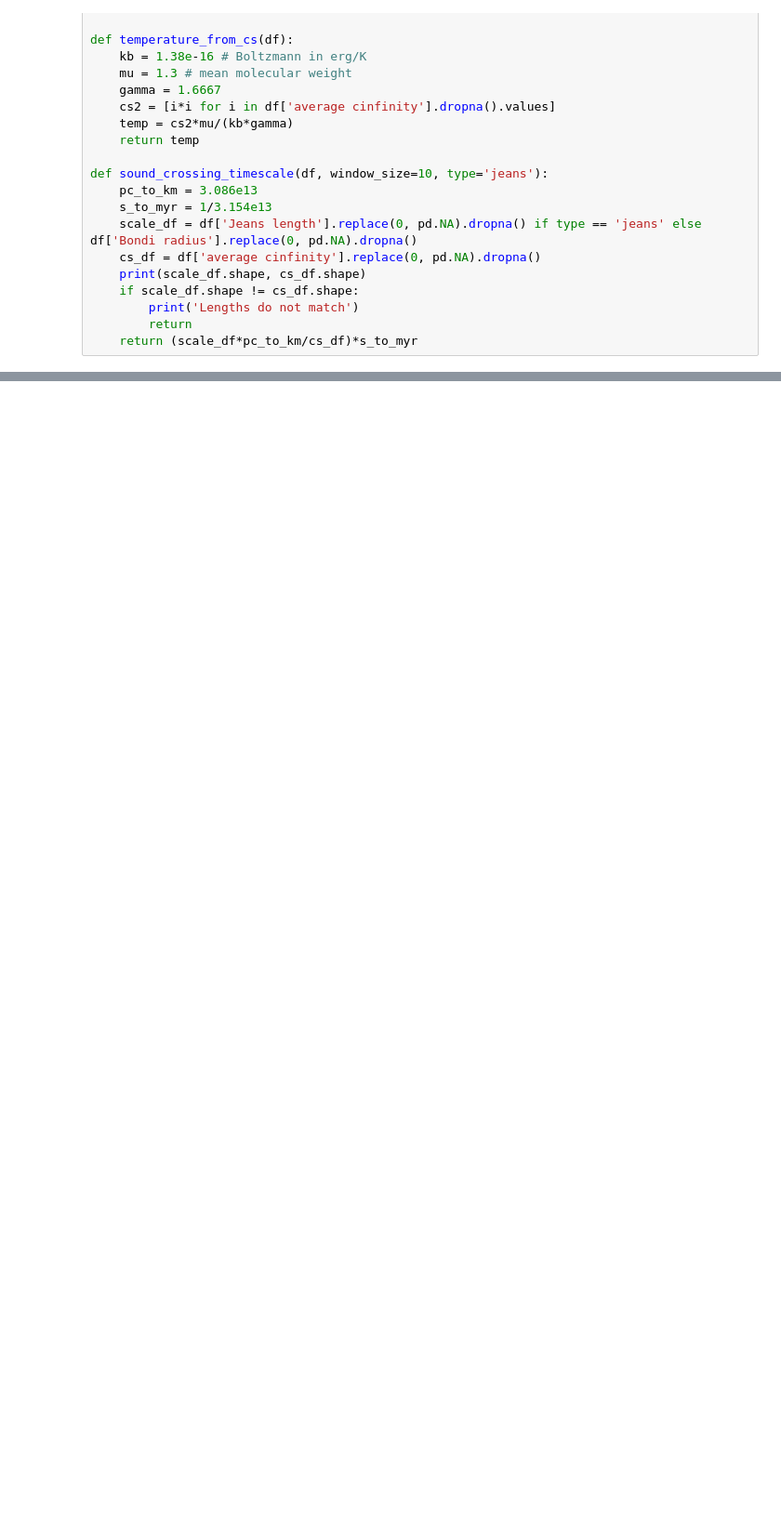
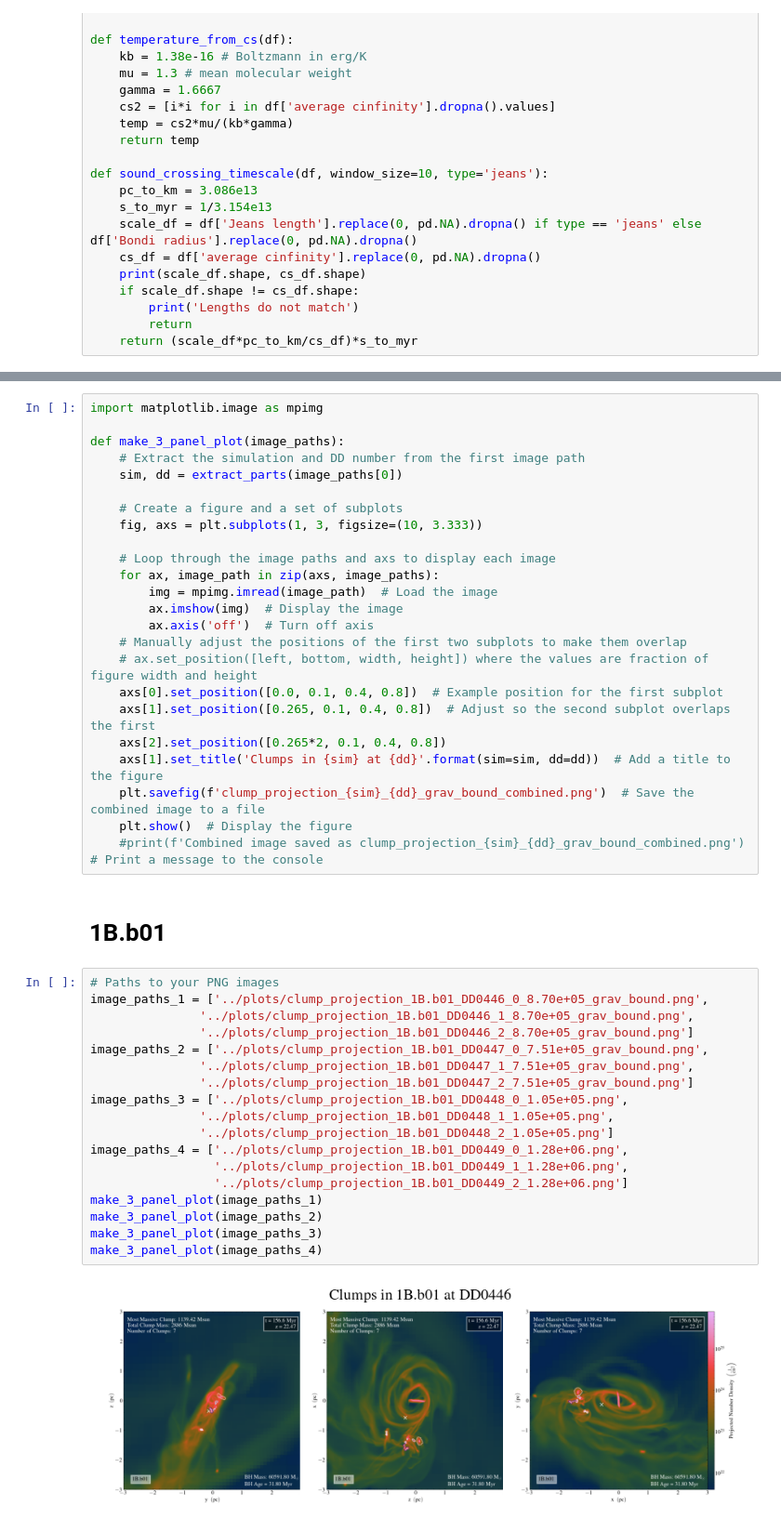
Before and after one commit to simonetgordon/smartstar_simulation_analysis, a Jupyter notebook: python_scripts/csv-data-plotting/plot_mass_growth.ipynb, the cells around one changed output, grey strips where cells are left out. Shown at 93% size. Saved outputs shown, nothing was run; the diff lists cells and outputs as text; blank space fills up the shorter version.

```diff
--- a/python_scripts/csv-data-plotting/plot_mass_growth.ipynb
+++ b/python_scripts/csv-data-plotting/plot_mass_growth.ipynb
@@ -301,0 +322,46 @@ fig.set_size_inches(7, 9)
+# %%
+import matplotlib.image as mpimg
+
+def make_3_panel_plot(image_paths):
+    # Extract the simulation and DD number from the first image path
+    sim, dd = extract_parts(image_paths[0])
+
+    # Create a figure and a set of subplots
+    fig, axs = plt.subplots(1, 3, figsize=(10, 3.333))
+
+    # Loop through the image paths and axs to display each image
+    for ax, image_path in zip(axs, image_paths):
+        img = mpimg.imread(image_path)  # Load the image
+        ax.imshow(img)  # Display the image
+        ax.axis('off')  # Turn off axis
+    # Manually adjust the positions of the first two subplots to make them overlap
+    # ax.set_position([left, bottom, width, height]) where the values are fraction of figure width and height
+    axs[0].set_position([0.0, 0.1, 0.4, 0.8])  # Example position for the first subplot
+    axs[1].set_position([0.265, 0.1, 0.4, 0.8])  # Adjust so the second subplot overlaps the first
+    axs[2].set_position([0.265*2, 0.1, 0.4, 0.8])
+    axs[1].set_title('Clumps in {sim} at {dd}'.format(sim=sim, dd=dd))  # Add a title to the figure
+    plt.savefig(f'clump_projection_{sim}_{dd}_grav_bound_combined.png')  # Save the combined image to a file
+    plt.show()  # Display the figure
+    #print(f'Combined image saved as clump_projection_{sim}_{dd}_grav_bound_combined.png')  # Print a message to the console
+# %% [markdown]
+# 1B.b01
+# %%
+# Paths to your PNG images
+image_paths_1 = ['../plots/clump_projection_1B.b01_DD0446_0_8.70e+05_grav_bound.png',
+               '../plots/clump_projection_1B.b01_DD0446_1_8.70e+05_grav_bound.png',
+               '../plots/clump_projection_1B.b01_DD0446_2_8.70e+05_grav_bound.png']
+image_paths_2 = ['../plots/clump_projection_1B.b01_DD0447_0_7.51e+05_grav_bound.png',
+               '../plots/clump_projection_1B.b01_DD0447_1_7.51e+05_grav_bound.png',
+               '../plots/clump_projection_1B.b01_DD0447_2_7.51e+05_grav_bound.png']
+image_paths_3 = ['../plots/clump_projection_1B.b01_DD0448_0_1.05e+05.png',
+               '../plots/clump_projection_1B.b01_DD0448_1_1.05e+05.png',
+               '../plots/clump_projection_1B.b01_DD0448_2_1.05e+05.png']
+image_paths_4 = ['../plots/clump_projection_1B.b01_DD0449_0_1.28e+06.png',
+                 '../plots/clump_projection_1B.b01_DD0449_1_1.28e+06.png',
+                 '../plots/clump_projection_1B.b01_DD0449_2_1.28e+06.png']
+make_3_panel_plot(image_paths_1)
+make_3_panel_plot(image_paths_2)
+make_3_panel_plot(image_paths_3)
+make_3_panel_plot(image_paths_4)
+# %% [output]
+[figure, added]
```
Also changed, not shown: parts of 22 cells of this notebook.
